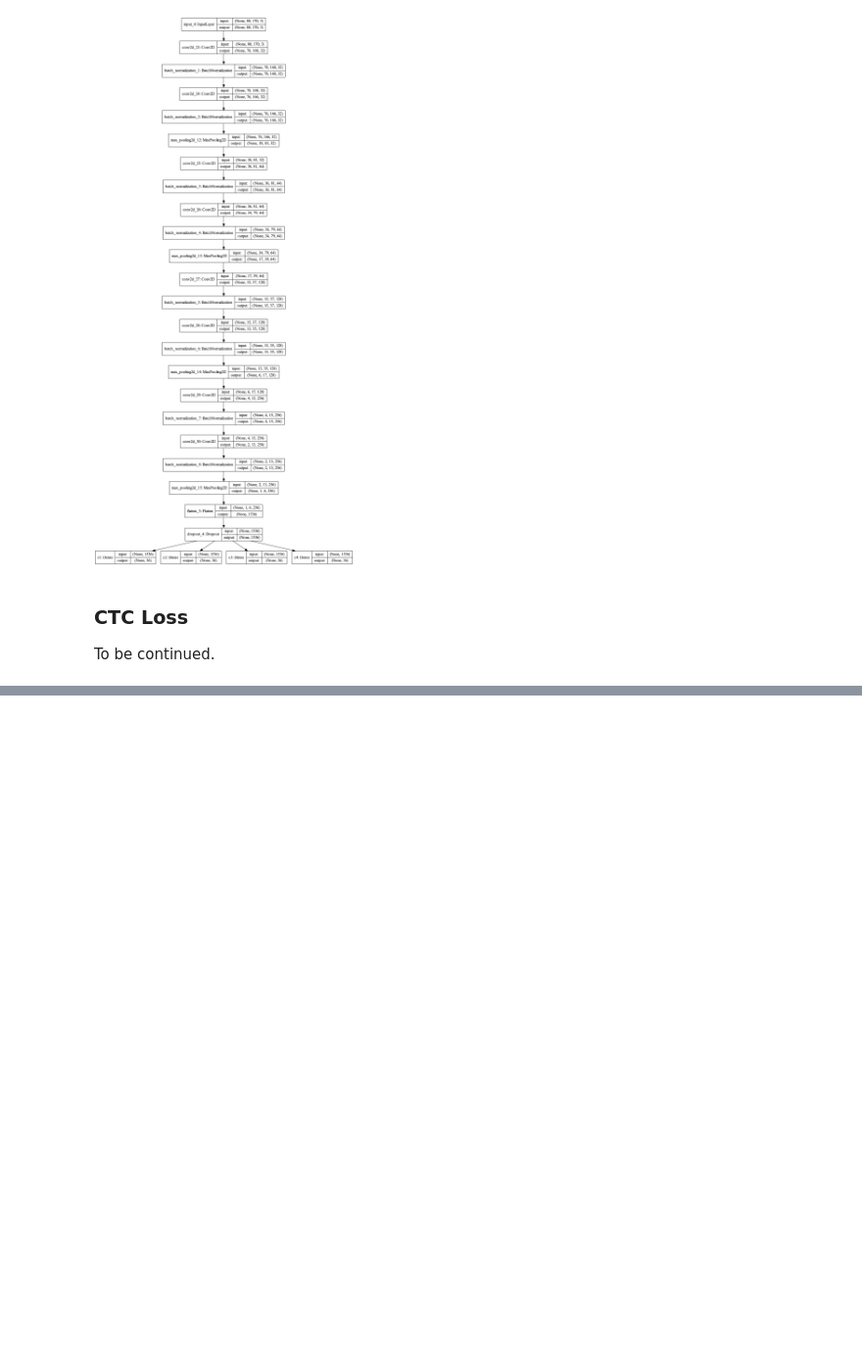
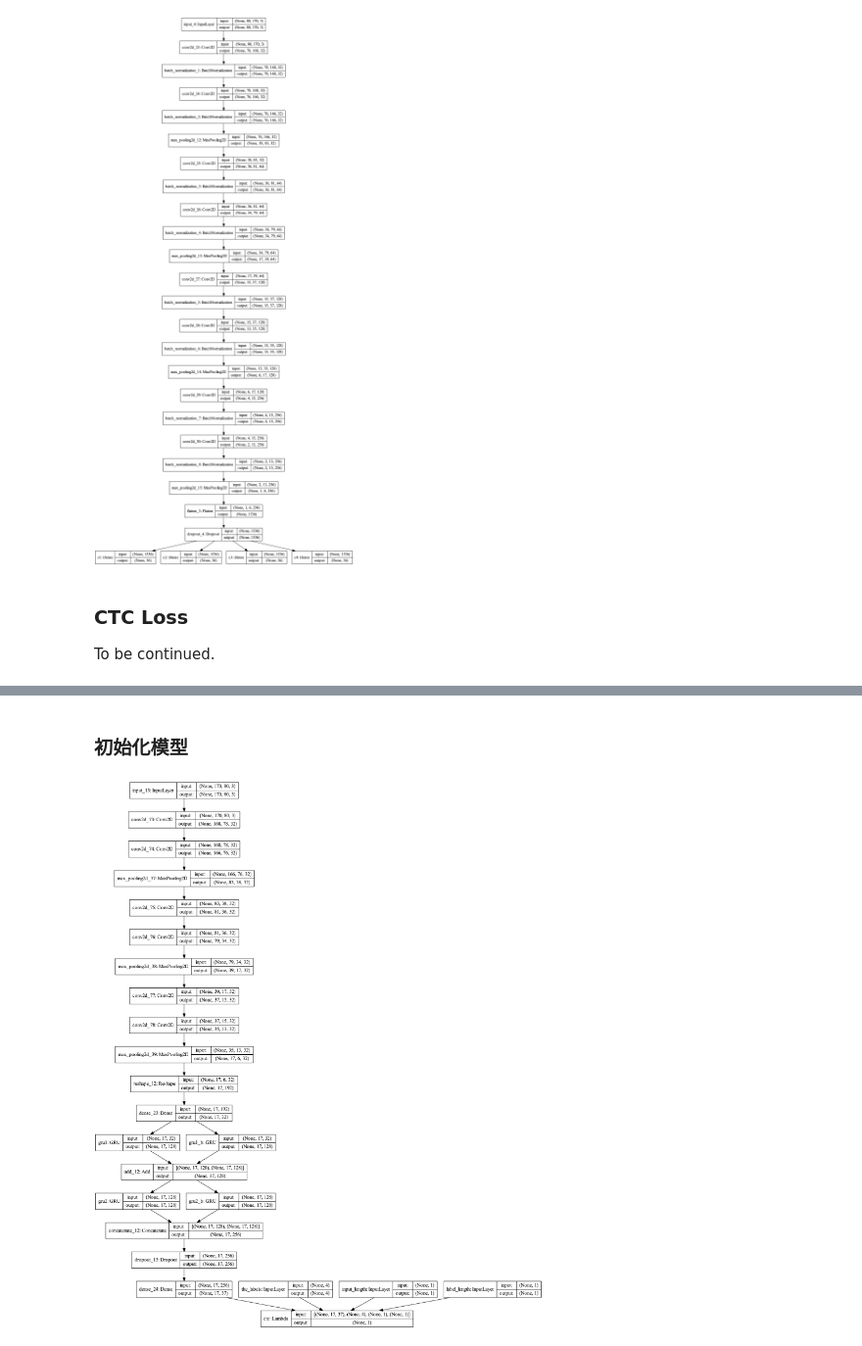
Before and after one commit to mtyylx/ArithmeticContest, a Jupyter notebook: captcha.ipynb, the cells around one changed output, grey strips where cells are left out. Shown at 98% size. Drawn from its saved outputs; the diff is of its cells as text; code cells hidden in the pictures; blank space fills up the shorter version.

```diff
--- a/captcha.ipynb
+++ b/captcha.ipynb
@@ -306,0 +316,7 @@ To be continued.
+# %%
+from keras import backend as K
+
+def ctc_lambda_func(args):
+    y_pred, labels, input_length, label_length = args
+    y_pred = y_pred[:, 2:, :]
+    return K.ctc_batch_cost(labels, y_pred, input_length, label_length)
@@ -306,0 +377,8 @@ To be continued.
+# %% [markdown]
+### 初始化模型
+# %%
+# 1. 创建模型
+conv_shape, base_model, model = create_model_CTC(3, 32)
+
+# 2. 编译模型
+model.compile(loss={'ctc': lambda y_true, y_pred: y_pred}, optimizer='adadelta')
@@ -306,0 +387,7 @@ To be continued.
+# %%
+from keras.utils.vis_utils import plot_model
+from IPython.display import Image
+plot_model(model, to_file="ctc_model.png", show_shapes=True)
+Image('ctc_model.png')
+# %% [output]
+[figure, added]
```
Also changed, not shown: parts of 23 cells of this notebook.
